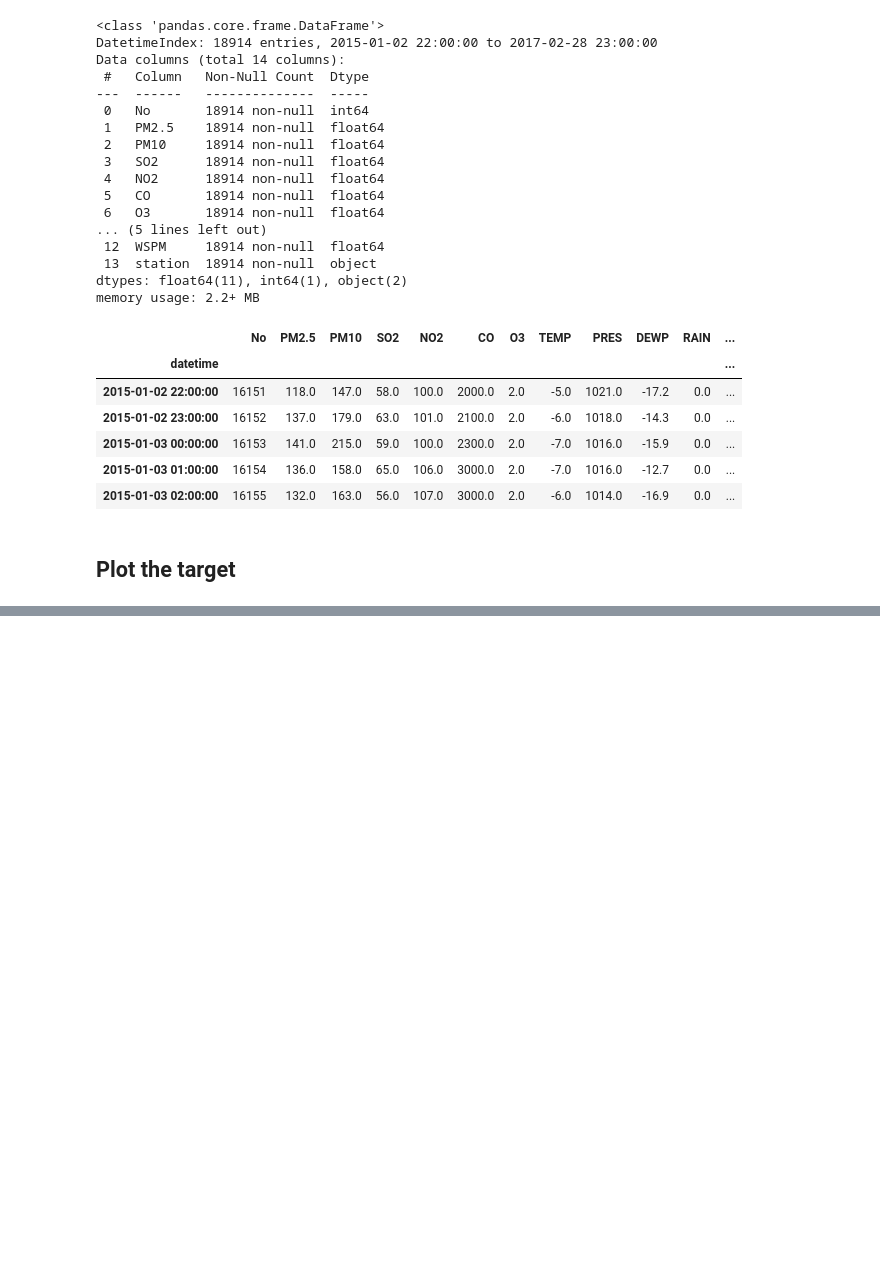
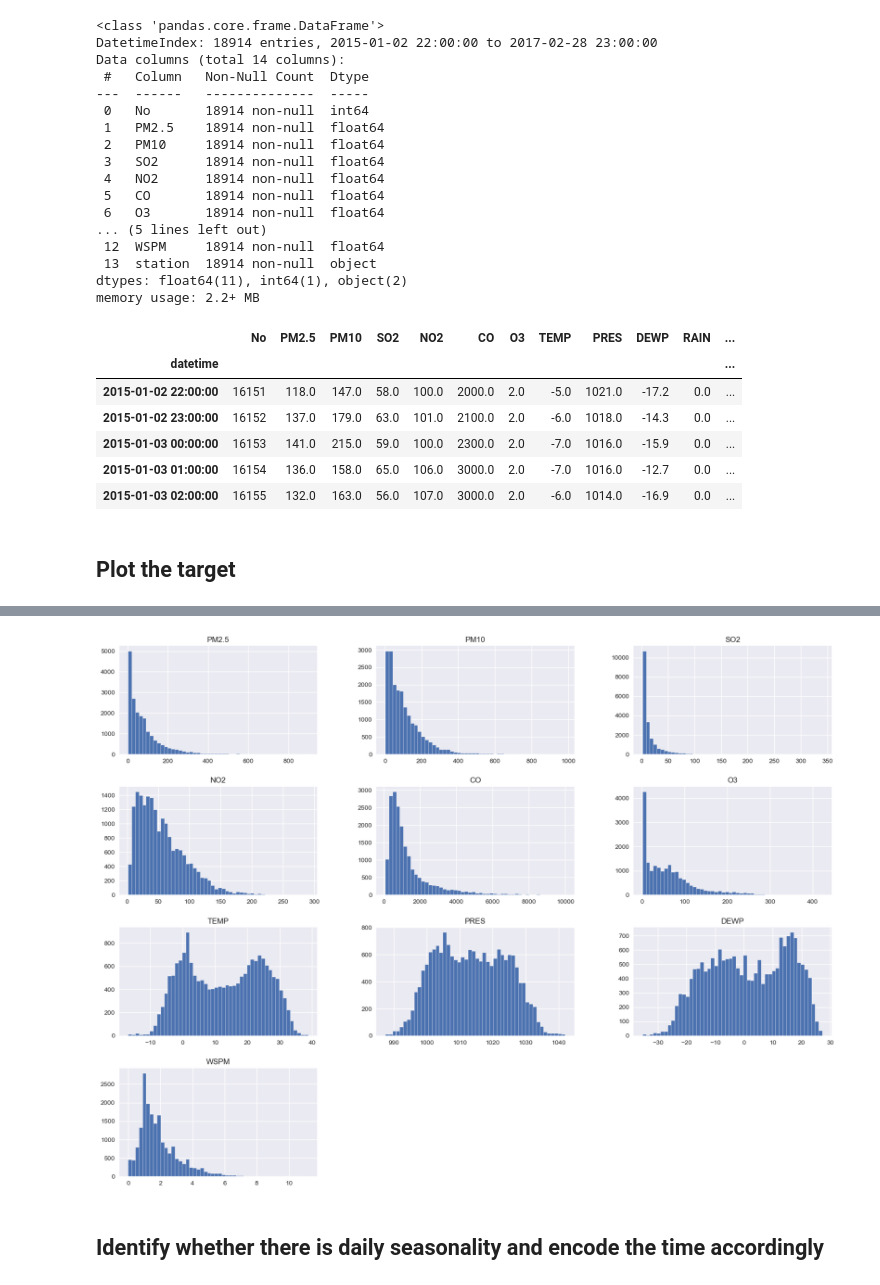
Before and after one commit to omdgit/TimeSeriesForecastingInPython, a Jupyter notebook: CH12/chapter12_my_exercise.ipynb, the cells around one changed output, grey strips where cells are left out. Cells and saved outputs as stored; diff of their text form; code cells hidden in the pictures; blank space fills up the shorter version.

```diff
--- a/CH12/chapter12_my_exercise.ipynb
+++ b/CH12/chapter12_my_exercise.ipynb
@@ -83,0 +123,10 @@ plt.show()
+# %%
+cols_to_drop = ['No', 'RAIN', 'wd', 'station']
+df = df.drop(cols_to_drop, axis=1)
+# %%
+df.hist(bins=50, ec='white', figsize=(20,15))
+plt.show()
+# %% [output]
+[figure, added]
+# %% [markdown]
+## Identify whether there is daily seasonality and encode the time accordingly
```
Also changed, not shown: parts of 9 cells of this notebook, 1 other file.
